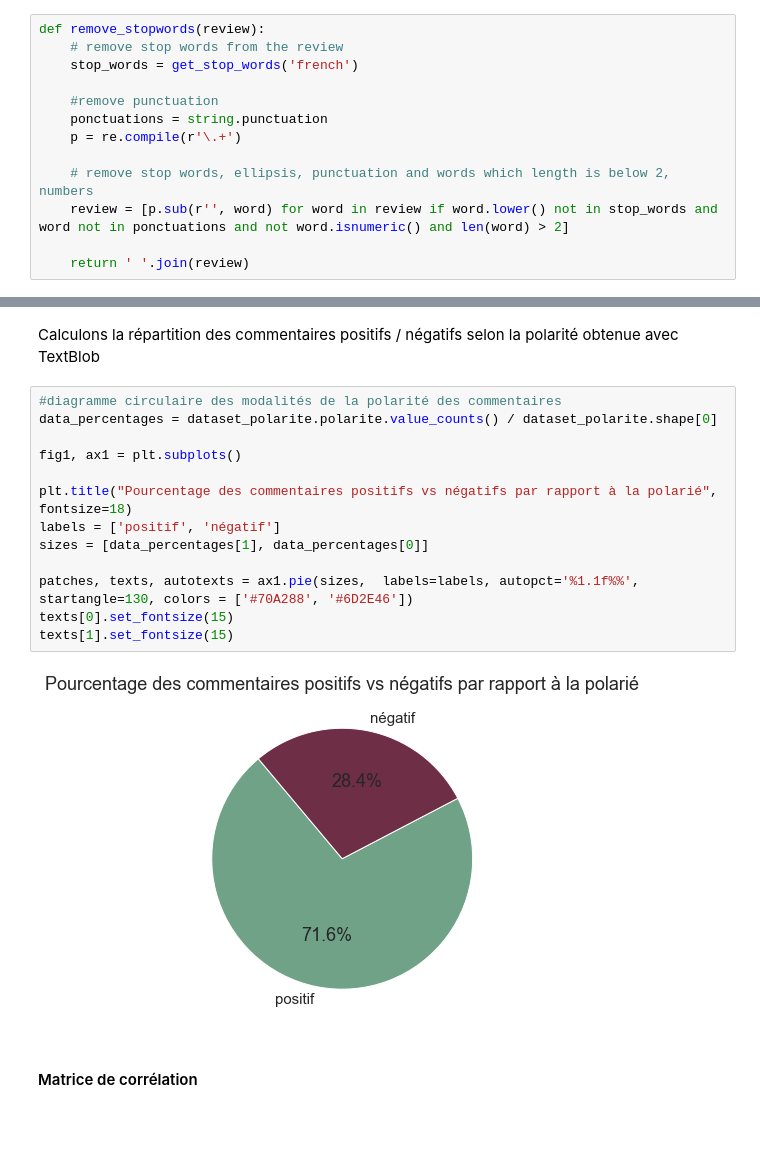
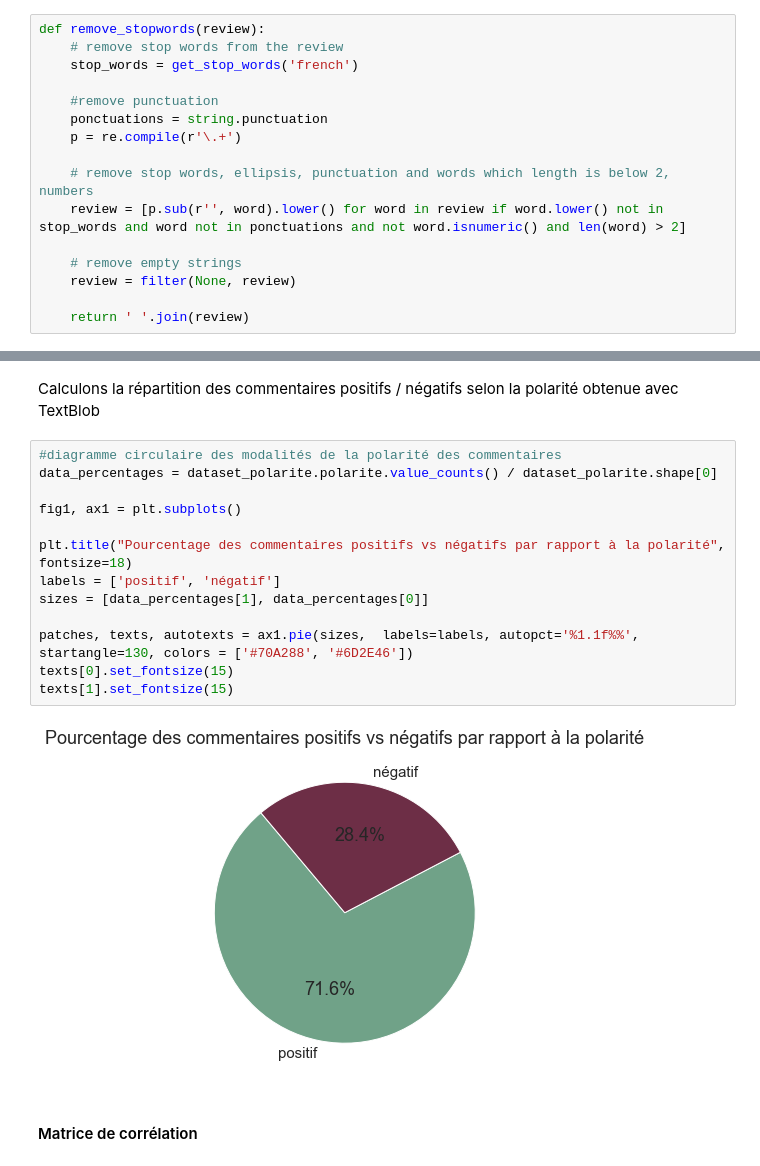
Before and after one commit to ProjetWebScrapingFlaskNLP/ProjetNLP, a Jupyter notebook: projet_nlp_groupe1.ipynb, the cells around one changed output, grey strips where cells are left out. Drawn from its saved outputs; the diff is of its cells as text; blank space fills up the shorter version.

```diff
--- a/projet_nlp_groupe1.ipynb
+++ b/projet_nlp_groupe1.ipynb
@@ -284,7 +282,10 @@ def remove_stopwords(review):
     p = re.compile(r'\.+')
 
     # remove stop words, ellipsis, punctuation and words which length is below 2, numbers
-    review = [p.sub(r'', word) for word in review if word.lower() not in stop_words and word not in ponctuations and not word.isnumeric() and len(word) > 2]
+    review = [p.sub(r'', word).lower() for word in review if word.lower() not in stop_words and word not in ponctuations and not word.isnumeric() and len(word) > 2]
+
+    # remove empty strings
+    review = filter(None, review)
 
     return ' '.join(review)
 # %%
@@ -469,18 +465,18 @@ Calculons la répartition des commentaires positifs / négatifs selon la polarit
 # %%
 #diagramme circulaire des modalités de la polarité des commentaires
 data_percentages = dataset_polarite.polarite.value_counts() / dataset_polarite.shape[0]
 
 fig1, ax1 = plt.subplots()
 
-plt.title("Pourcentage des commentaires positifs vs négatifs par rapport à la polarié", fontsize=18)
+plt.title("Pourcentage des commentaires positifs vs négatifs par rapport à la polarité", fontsize=18)
 labels = ['positif', 'négatif']
 sizes = [data_percentages[1], data_percentages[0]]
 
 patches, texts, autotexts = ax1.pie(sizes,  labels=labels, autopct='%1.1f%%', startangle=130, colors = ['#70A288', '#6D2E46'])
 texts[0].set_fontsize(15)
 texts[1].set_fontsize(15)
 # %% [output]
-[figure, old version]
+[figure, new version]
 # %% [markdown]
 #### Matrice de corrélation
 # %%
```
Also changed, not shown: parts of 15 cells of this notebook, 1 other file.
